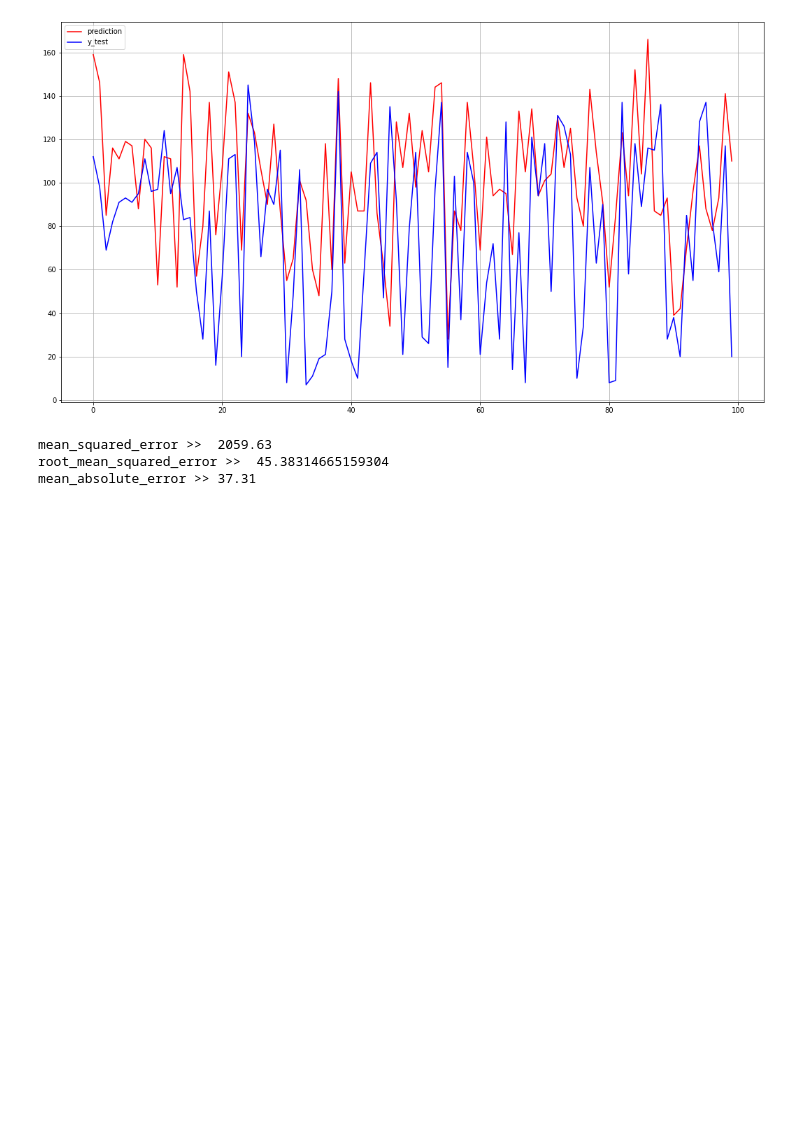
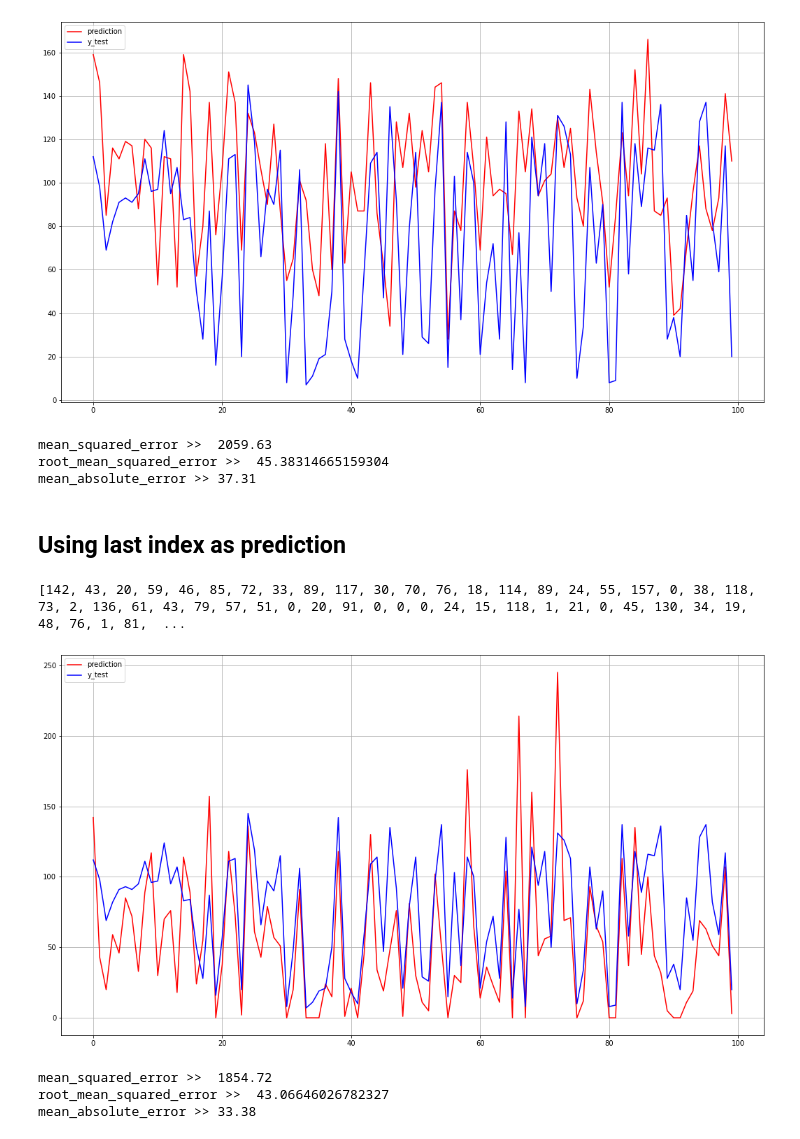
Before and after one commit to mehidi38/RUL-Prediction, a Jupyter notebook: RUL Prediction using LSTM Lookback=5.ipynb, the cells around one changed output. Cells and saved outputs as stored; diff of their text form; code cells hidden in the pictures; blank space fills up the shorter version.

```diff
--- a/RUL Prediction using LSTM Lookback=5.ipynb
+++ b/RUL Prediction using LSTM Lookback=5.ipynb
@@ -510,3 +512,33 @@ print("mean_absolute_error >>",mean_absolute_error(y_test,final_pred))
 mean_squared_error >>  2059.63
 root_mean_squared_error >>  45.38314665159304
 mean_absolute_error >> 37.31
+# %% [markdown]
+## Using last index as prediction
+# %%
+final_pred = []
+count = 0
+for i in range(100):
+    j = max_cycles[i]
+    temp = pred[count+j-1]
+    count=count+j
+    final_pred.append(int(temp))
+
+print(final_pred)
+
+
+fig = plt.figure(figsize=(18,10))
+plt.plot(final_pred,color='red', label='prediction')
+plt.plot(y_test,color='blue', label='y_test')
+plt.legend(loc='upper left')
+plt.grid()
+plt.show()
+
+print("mean_squared_error >> ", mean_squared_error(y_test,final_pred))
+print("root_mean_squared_error >> ", math.sqrt(mean_squared_error(y_test,final_pred)))
+print("mean_absolute_error >>",mean_absolute_error(y_test,final_pred))
+# %% [output]
+[142, 43, 20, 59, 46, 85, 72, 33, 89, 117, 30, 70, 76, 18, 114, 89, 24, 55, 157, 0, 38, 118, 73, 2, 136, 61, 43, 79, 57, 51, 0, 20, 91, 0, 0, 0, 24, 15, 118, 1, 21, 0, 45, 130, 34, 19, 48, 76, 1, 81,  ...
+[figure, added]
+mean_squared_error >>  1854.72
+root_mean_squared_error >>  43.06646026782327
+mean_absolute_error >> 33.38
```
Also changed, not shown: parts of 1 cell of this notebook, 2 other files.
